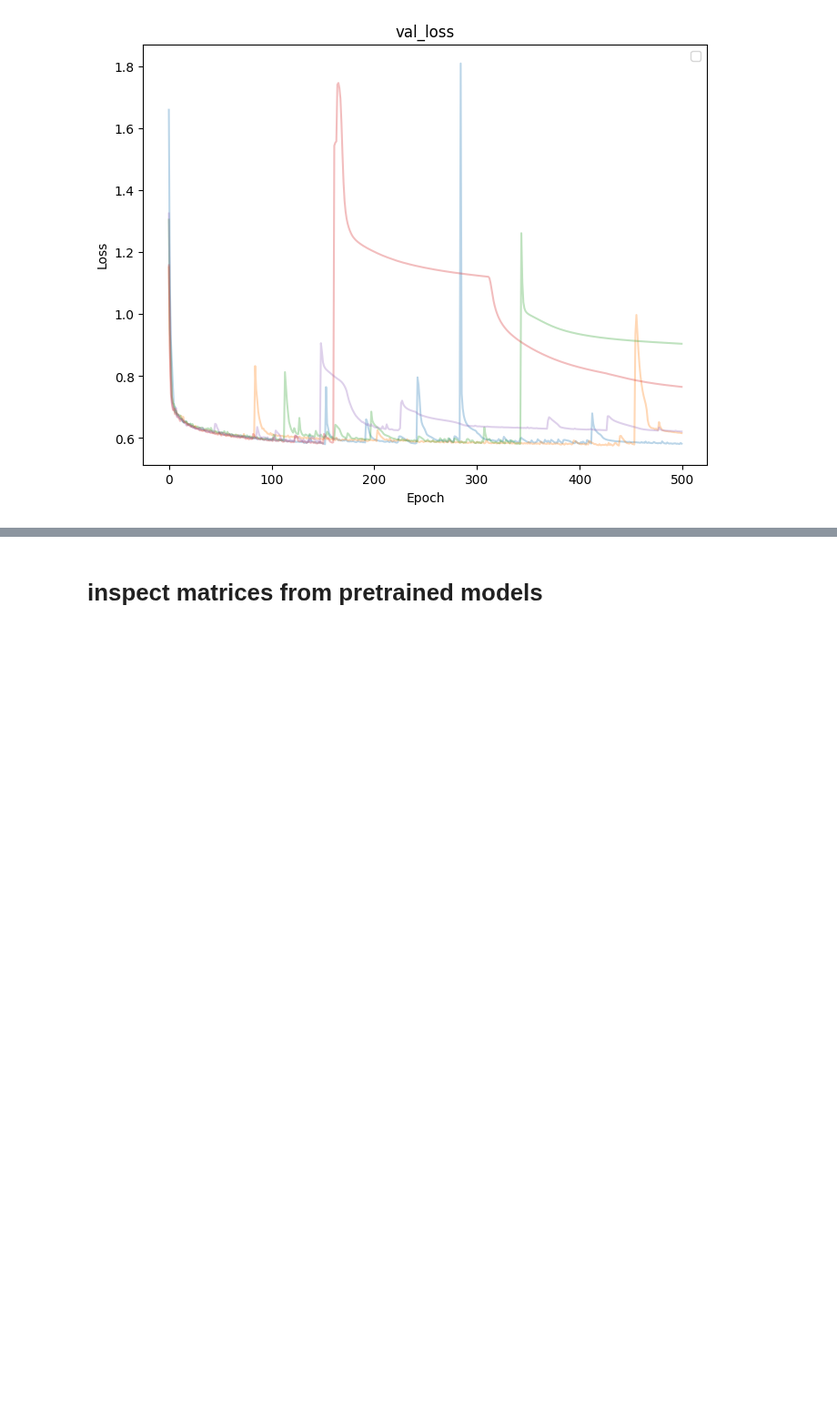
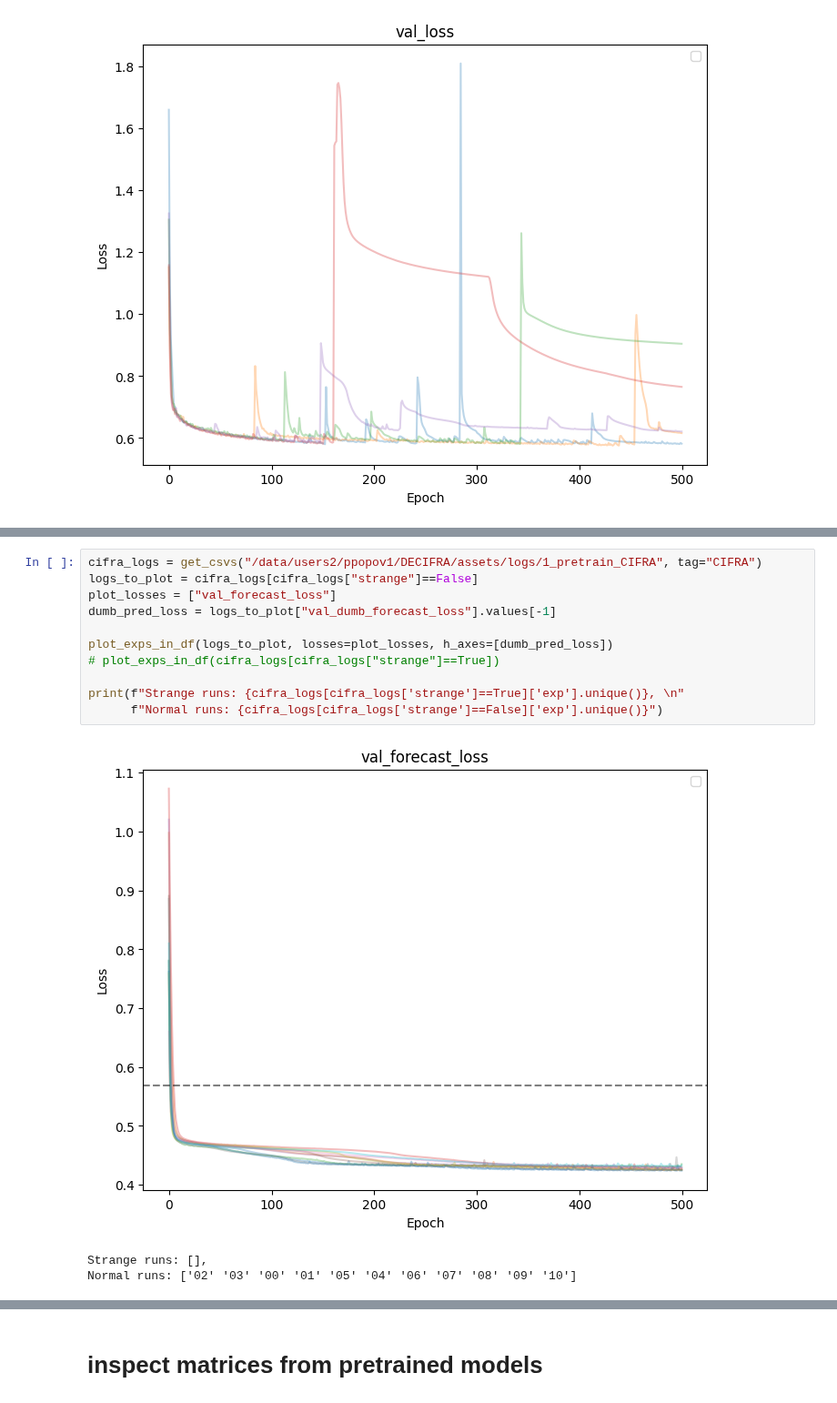
Before and after one commit to neuroneural/DECIFRA, a Jupyter notebook: scripts/01_DECIFRA_pretraining.ipynb, the cells around one changed output, grey strips where cells are left out. Shown at 91% size. Drawn from its saved outputs; the diff is of its cells as text; blank space fills up the shorter version.

```diff
--- a/scripts/01_DECIFRA_pretraining.ipynb
+++ b/scripts/01_DECIFRA_pretraining.ipynb
@@ -327,0 +417,15 @@ plot_exps_in_df(big_logs)
+# %%
+cifra_logs = get_csvs("/data/users2/ppopov1/DECIFRA/assets/logs/1_pretrain_CIFRA", tag="CIFRA")
+logs_to_plot = cifra_logs[cifra_logs["strange"]==False]
+plot_losses = ["val_forecast_loss"]
+dumb_pred_loss = logs_to_plot["val_dumb_forecast_loss"].values[-1]
+
+plot_exps_in_df(logs_to_plot, losses=plot_losses, h_axes=[dumb_pred_loss])
+# plot_exps_in_df(cifra_logs[cifra_logs["strange"]==True])
+
+print(f"Strange runs: {cifra_logs[cifra_logs['strange']==True]['exp'].unique()}, \n"
+      f"Normal runs: {cifra_logs[cifra_logs['strange']==False]['exp'].unique()}")
+# %% [output]
+[figure, added]
+Strange runs: [],
+Normal runs: ['02' '03' '00' '01' '05' '04' '06' '07' '08' '09' '10']
```
Also changed, not shown: parts of 20 cells of this notebook, 30 other files.
